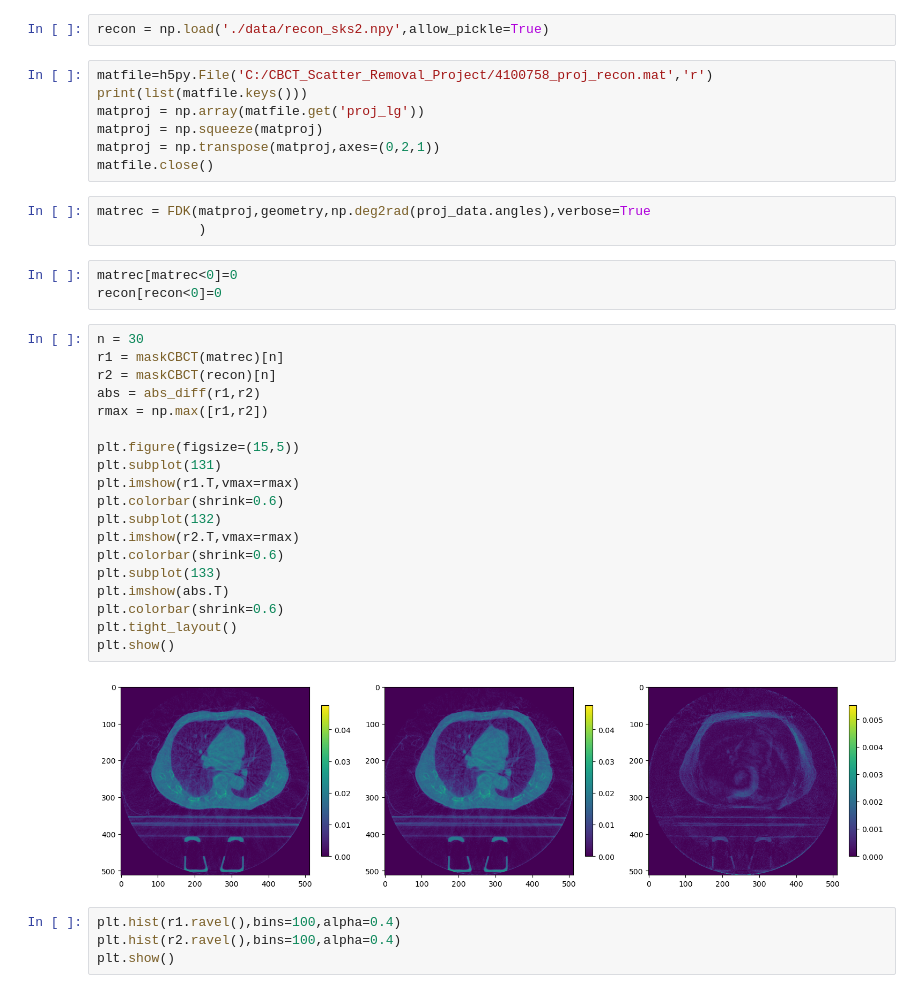
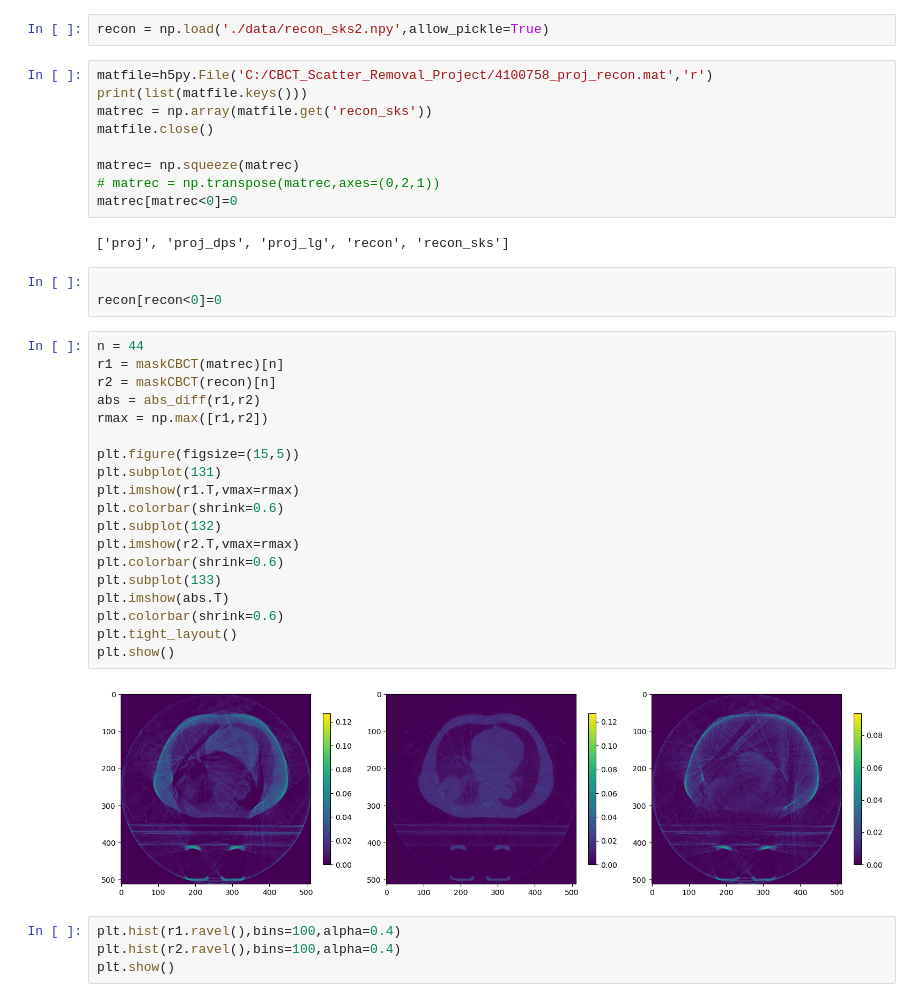
Before and after one commit to CERN/TIGRE, a Jupyter notebook: matlab_python_compare.ipynb, the cells around one changed output. Cells and saved outputs as stored; diff of their text form.

```diff
--- a/matlab_python_compare.ipynb
+++ b/matlab_python_compare.ipynb
@@ -26,37 +26,38 @@ recon = np.load('./data/recon_sks2.npy',allow_pickle=True)
 # %%
 matfile=h5py.File('C:/CBCT_Scatter_Removal_Project/4100758_proj_recon.mat','r')
 print(list(matfile.keys()))
-matproj = np.array(matfile.get('proj_lg'))
-matproj = np.squeeze(matproj)
-matproj = np.transpose(matproj,axes=(0,2,1))
+matrec = np.array(matfile.get('recon_sks'))
 matfile.close()
+
+matrec= np.squeeze(matrec)
+# matrec = np.transpose(matrec,axes=(0,2,1))
+matrec[matrec<0]=0
+# %% [output]
+['proj', 'proj_dps', 'proj_lg', 'recon', 'recon_sks']
-# %%
-matrec = FDK(matproj,geometry,np.deg2rad(proj_data.angles),verbose=True
-             )
 # %%
-matrec[matrec<0]=0
+
 recon[recon<0]=0
 # %%
-n = 30
+n = 44
 r1 = maskCBCT(matrec)[n]
 r2 = maskCBCT(recon)[n]
 abs = abs_diff(r1,r2)
 rmax = np.max([r1,r2])
 
 plt.figure(figsize=(15,5))
 plt.subplot(131)
 plt.imshow(r1.T,vmax=rmax)
 plt.colorbar(shrink=0.6)
 plt.subplot(132)
 plt.imshow(r2.T,vmax=rmax)
 plt.colorbar(shrink=0.6)
 plt.subplot(133)
 plt.imshow(abs.T)
 plt.colorbar(shrink=0.6)
 plt.tight_layout()
 plt.show()
 # %% [output]
-[figure, old version]
+[figure, new version]
 # %%
 plt.hist(r1.ravel(),bins=100,alpha=0.4)
 plt.hist(r2.ravel(),bins=100,alpha=0.4)
```
Also changed, not shown: parts of 3 cells of this notebook, 2 other files.
